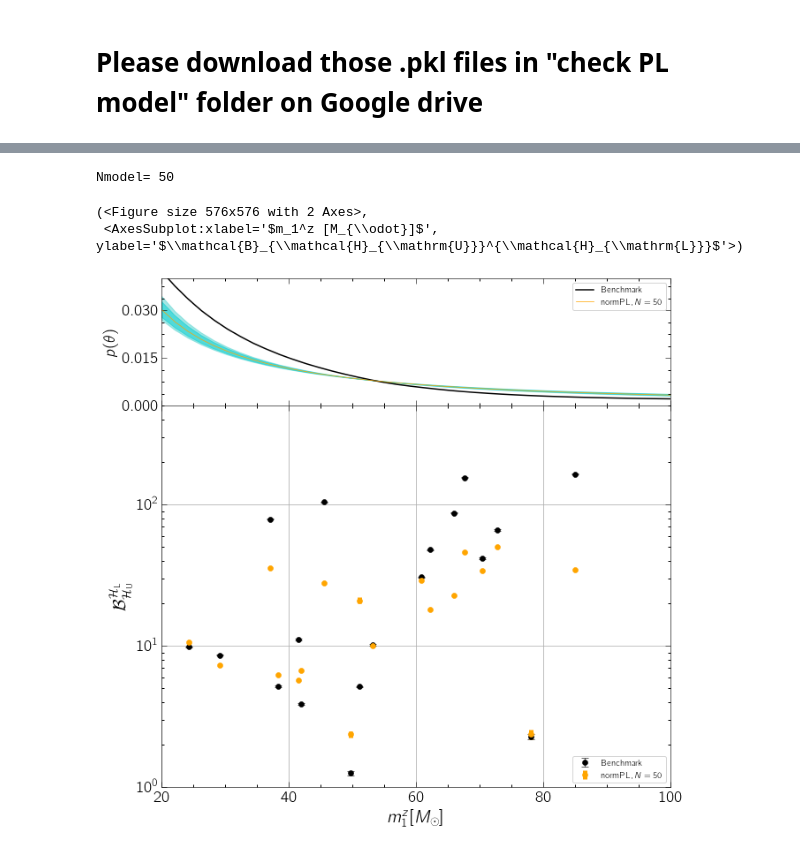
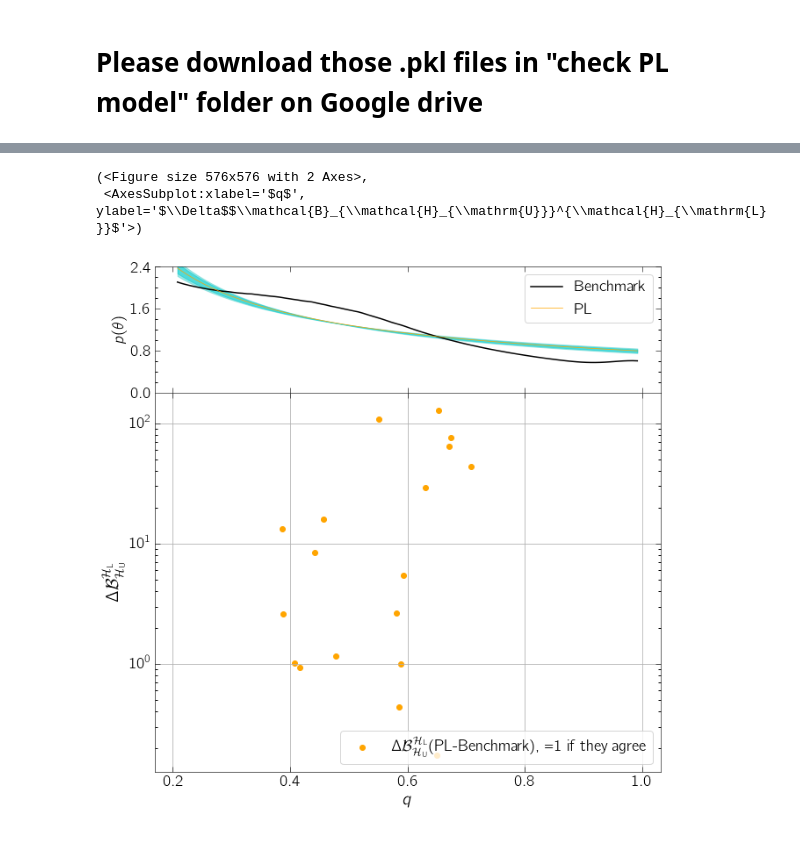
Before and after one commit to sterinaldi/lensingpop, a Jupyter notebook: result/check_pl.ipynb, the cells around one changed output, grey strips where cells are left out. Drawn from its saved outputs; the diff is of its cells as text; code cells hidden in the pictures.

```diff
--- a/result/check_pl.ipynb
+++ b/result/check_pl.ipynb
@@ -80,30 +95,0 @@ Nmodel= 40
-# %%
-Nmodel = 50
-
-with open('./pop_prior/wrong_model_draws_norm.pkl', 'rb') as f:
-    pop_pl=dill.load(f)
-pop_pl=pop_pl[:Nmodel]
-
-N = 2e4
-OLU_pl = OddsRatio(gw_pop=pop_pl,Nmc=N)
-OLU_true = OddsRatio(gw_pop=pop_true,Nmc=N)
-
-blu_true=np.zeros((n,2))
-blu_pl=np.zeros((n,2))
-for i in tqdm(index[:n], total = int(index[:n].size), desc = 'BLU-lensed pair'):
-    blu_true[i]=OLU_true.BayesFactor_PEuniform(img1[i],img2[i])
-    blu_pl[i]=OLU_pl.BayesFactor_PEuniform(img1[i],img2[i])
-
-
-ylim=(1e0,5e2)
-xlim=[20,100]
-
-plotting_two(m1z[index],blu_true[index], blu_pl[index],pop_pl, pop_true, color='orange', label=r'$\mathrm{norm PL}'+',N={:d}$'.format(len(pop_pl)),
-             xlabel=math_blu,xlim=xlim,ylim=ylim,yscale='log')
-
-#plt.savefig('check_plt/blu_normpl_'+str(len(pop_pl))+'.pdf',bbox_inches = 'tight')
-# %% [output]
-Nmodel= 50
-(<Figure size 576x576 with 2 Axes>,
- <AxesSubplot:xlabel='$m_1^z [M_{\\odot}]$', ylabel='$\\mathcal{B}_{\\mathcal{H}_{\\mathrm{U}}}^{\\mathcal{H}_{\\mathrm{L}}}$'>)
-[figure, removed]
@@ -109,0 +202,15 @@ Nmodel= 50
+# %%
+## calculate the difference between BLU base on the inferred model and benchmark value
+x = abs(blu_pl[index][:,0] - blu_true[index][:,0])
+x = x-blu_pl[index][:,1]
+x[x<0] = 1 # if benchmark value ares within model based BLU (with error bar), assign it to be 1 since we are in log scale
+flabel =r'$\Delta$'+ math_blu+'(PL-Benchmark), =1 if they agree'
+
+# Plot using the true q
+#plot_qaxis(q[index],x, pop_pl, pop_true, color='orange', flabel=flabel, label=r'$\mathrm{PL}$', ylabel=r'$\Delta$' + math_blu)
+# Plot using the q posterior mean for q-coordinate
+plot_qaxis(qref[index],x, pop_pl, pop_true, color='orange', flabel=flabel, label=r'$\mathrm{PL}$', ylabel=r'$\Delta$' + math_blu)
+# %% [output]
+(<Figure size 576x576 with 2 Axes>,
+ <AxesSubplot:xlabel='$q$', ylabel='$\\Delta$$\\mathcal{B}_{\\mathcal{H}_{\\mathrm{U}}}^{\\mathcal{H}_{\\mathrm{L}}}$'>)
+[figure, added]
```
Also changed, not shown: parts of 4 cells of this notebook.
